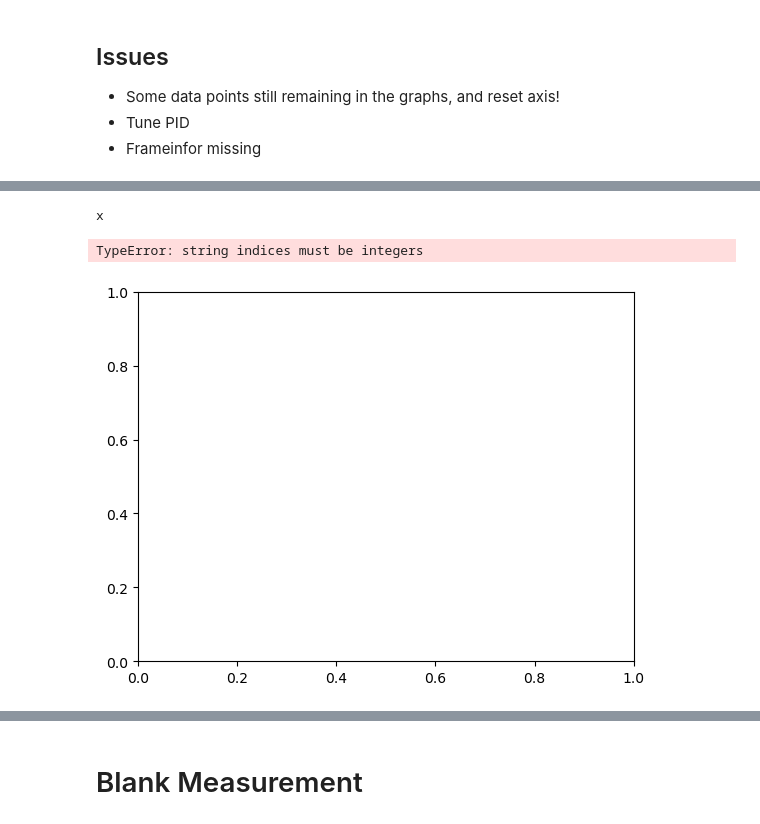
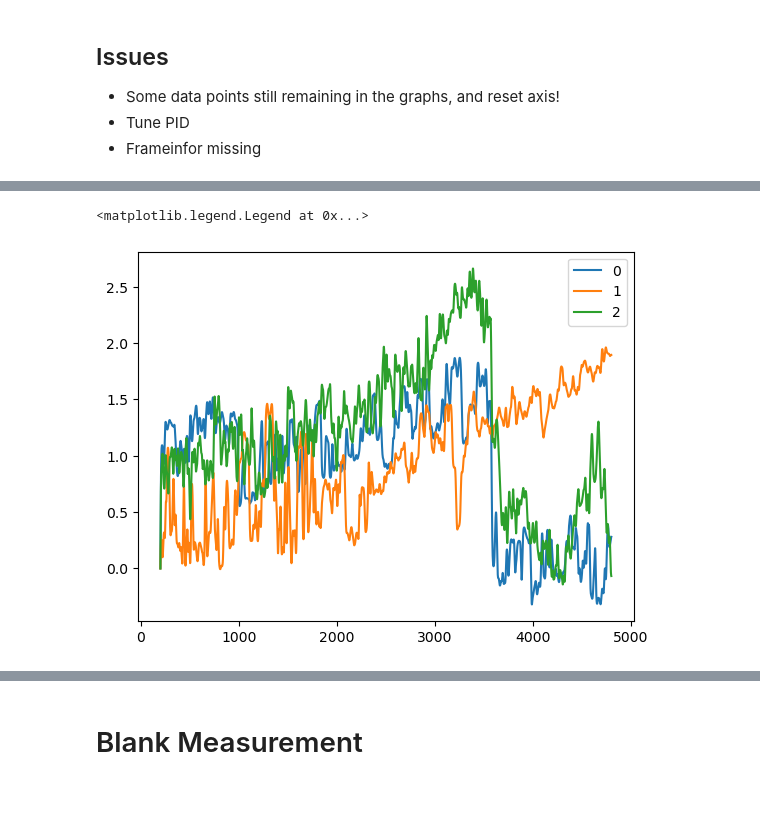
Before and after one commit to ArttuD/MicrorheologyProto, a Jupyter notebook: Notebook.ipynb, the cells around one changed output, grey strips where cells are left out. Cells and saved outputs as stored; diff of their text form; code cells hidden in the pictures; blank space fills up the shorter version.

```diff
--- a/Notebook.ipynb
+++ b/Notebook.ipynb
@@ -226,3 +225,10 @@ df_track["r"] = np.sqrt(df_track["x"]**2 + df_track["y"]**2)
+# %%
+core = "F:/Git/MicrorheologyProto/data/231024"
+#F:\Git\MicrorheologyProto\data\231024\231024_sinWave
+path_track = os.path.join(core,"231024_01_no_tracking/track.json")
+
+with open(path_track, "rb") as input_file:
+    file_dict = json.load(input_file)
 # %%
 for i in file_dict.keys():
     parts = i.split("_")
@@ -265,28 +283,27 @@ _ = plt.hist(np.diff(df_ref["y"]), color = "black", alpha = 0.5)
 # %%
 df_array = []
+start = int(5/(1/40))
 
 for i in df_ref.groupby((["label"])):
     tags = i[0][0]
     frame = i[1]
 
-    frame["x"] = scipy.ndimage.gaussian_filter(frame["x"],5)
-    frame["y"] = scipy.ndimage.gaussian_filter(frame["y"],5)
-
     for j in df_mg.groupby((["label"])):
         tags_mg = j[0][0]
         #print(tags_mg)
         frame_mg = j[1]
-
-        frame_mg["x"] = scipy.ndimage.gaussian_filter(frame_mg["x"],5)
-        frame_mg["y"] = scipy.ndimage.gaussian_filter(frame_mg["y"],5)
-
         frame_mg["x_ref"] = frame_mg["x"] -  frame["x"]
         frame_mg["y_ref"] = frame_mg["y"] -  frame["y"]
 
-        frame_mg["x_ref"] -= frame_mg["x_ref"][0]
-        frame_mg["y_ref"] -= frame_mg["y_ref"][0]
+        frame_mg["x_ref"] -= frame_mg["x_ref"].values[start]
+        frame_mg["y_ref"] -= frame_mg["y_ref"].values[start]
 
         frame_mg["r_ref"] = scipy.signal.detrend(np.sqrt(frame_mg["x_ref"]**2 +  frame_mg["y_ref"]**2))
+        frame_mg["r_ref"] -= frame_mg["r_ref"].values[start]
+
+        frame_mg["r"] = np.sqrt(frame_mg["x"]**2 +  frame_mg["y"]**2)
+        frame_mg["r"] -= frame_mg["r"].values[start]
+
         frame_mg["tag_ref"] = tags
         frame_mg["tag_mg"] = tags_mg
         df_array.append(frame_mg)
@@ -298,6 +315,14 @@ for count, k in enumerate(df_array):
         df_final = pd.concat((df_final,k))
 
 
-start = 5/(1/40)
+
 
 df_final.drop(df_final[df_final["timestamps"]<start].index, inplace = True)
+df_final = df_final.reset_index()
+# %%
+fig, ax  = plt.subplots(1,1)
+for i in df_final.groupby(['tag_mg', "timestamps"]).mean().reset_index().groupby(["tag_mg"]):
+    data = i[1]
+    ax.plot(data["timestamps"],scipy.signal.detrend(data["r"]), label = i[0])
+
+ax.legend()
@@ -304,10 +332,10 @@ df_final.drop(df_final[df_final["timestamps"]<start].index, inplace = True)
 # %%
 fig, ax  = plt.subplots(1,1)
-for i in df_final.groupby(['tag_ref', 'tag_mg', "timestamps"]).mean():
-    print(i)
-    data = i
-    ax.plot(data["timestamps"], data["r_ref"])
+for i in df_final.groupby(['tag_mg', "timestamps"]).mean().reset_index().groupby(["tag_mg"]):
+    data = i[1]
+    ax.plot(data["timestamps"], data["r"], label = i[0])
+
+ax.legend()
 # %% [output]
-x
+<matplotlib.legend.Legend at 0x...>
-TypeError: string indices must be integers
-[figure, old version]
+[figure, new version]
```
Also changed, not shown: parts of 13 cells of this notebook, 1 other file.
